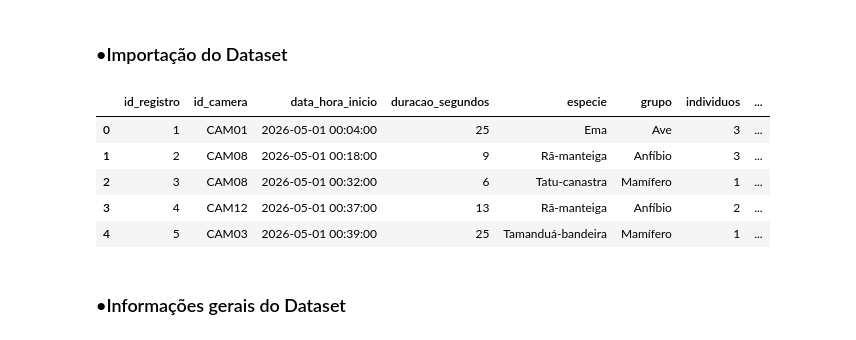
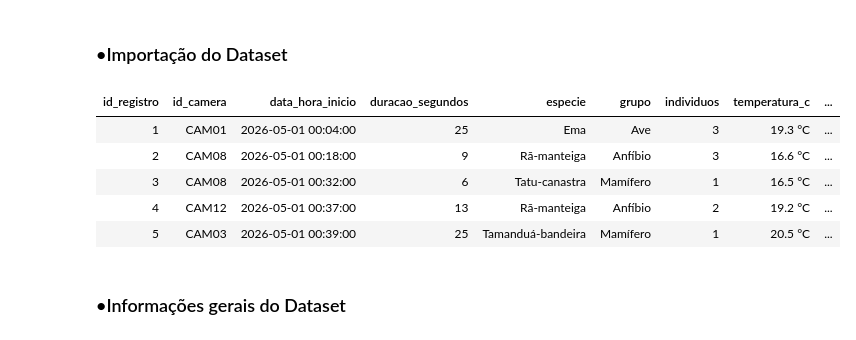
Before and after one commit to dinizjr/Trilha-IA, a Jupyter notebook: DS/Ex01.ipynb, the cells around one changed output. Saved outputs shown, nothing was run; the diff lists cells and outputs as text; code cells hidden in the pictures.

```diff
--- a/DS/Ex01.ipynb
+++ b/DS/Ex01.ipynb
@@ -23,14 +24,14 @@ pd.set_option('display.max_rows', None)
 ### •Importação do Dataset
 # %%
 dt = pd.read_json("dataset_monitoramento_fauna.json")
-dt.head()
+display(dt.head().style.hide(axis='index'))#esconde o index já que existe a coluna de ID
 # %% [output]
-|  | id_registro | id_camera | data_hora_inicio | duracao_segundos | especie | grupo | individuos | ... |
-| 0 | 1 | CAM01 | 2026-05-01 00:04:00 | 25 | Ema | Ave | 3 | ... |
-| 1 | 2 | CAM08 | 2026-05-01 00:18:00 | 9 | Rã-manteiga | Anfíbio | 3 | ... |
-| 2 | 3 | CAM08 | 2026-05-01 00:32:00 | 6 | Tatu-canastra | Mamífero | 1 | ... |
-| 3 | 4 | CAM12 | 2026-05-01 00:37:00 | 13 | Rã-manteiga | Anfíbio | 2 | ... |
-| 4 | 5 | CAM03 | 2026-05-01 00:39:00 | 25 | Tamanduá-bandeira | Mamífero | 1 | ... |
+| id_registro | id_camera | data_hora_inicio | duracao_segundos | especie | grupo | individuos | temperatura_c | ... |
+| 1 | CAM01 | 2026-05-01 00:04:00 | 25 | Ema | Ave | 3 | 19.3 °C | ... |
+| 2 | CAM08 | 2026-05-01 00:18:00 | 9 | Rã-manteiga | Anfíbio | 3 | 16.6 °C | ... |
+| 3 | CAM08 | 2026-05-01 00:32:00 | 6 | Tatu-canastra | Mamífero | 1 | 16.5 °C | ... |
+| 4 | CAM12 | 2026-05-01 00:37:00 | 13 | Rã-manteiga | Anfíbio | 2 | 19.2 °C | ... |
+| 5 | CAM03 | 2026-05-01 00:39:00 | 25 | Tamanduá-bandeira | Mamífero | 1 | 20.5 °C | ... |
 # %% [markdown]
 ### •Informações gerais do Dataset
 # %%
```
Also changed, not shown: parts of 8 cells of this notebook.
